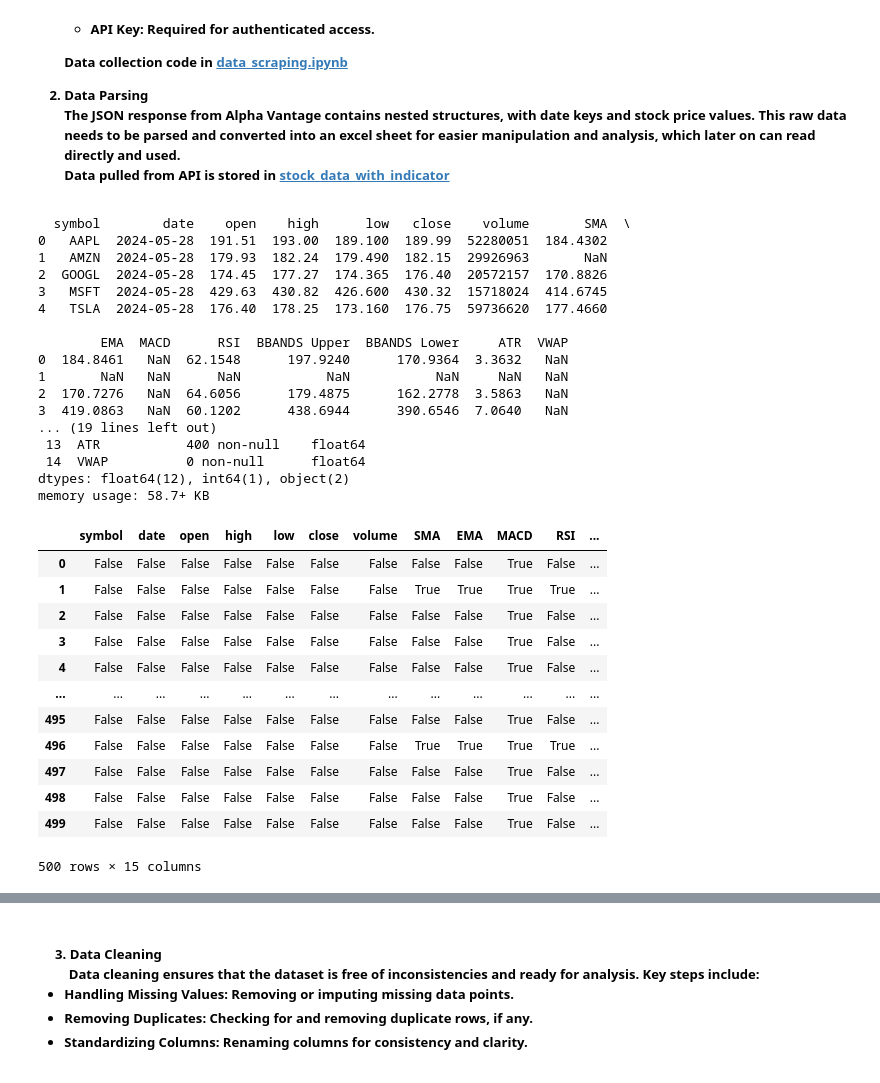
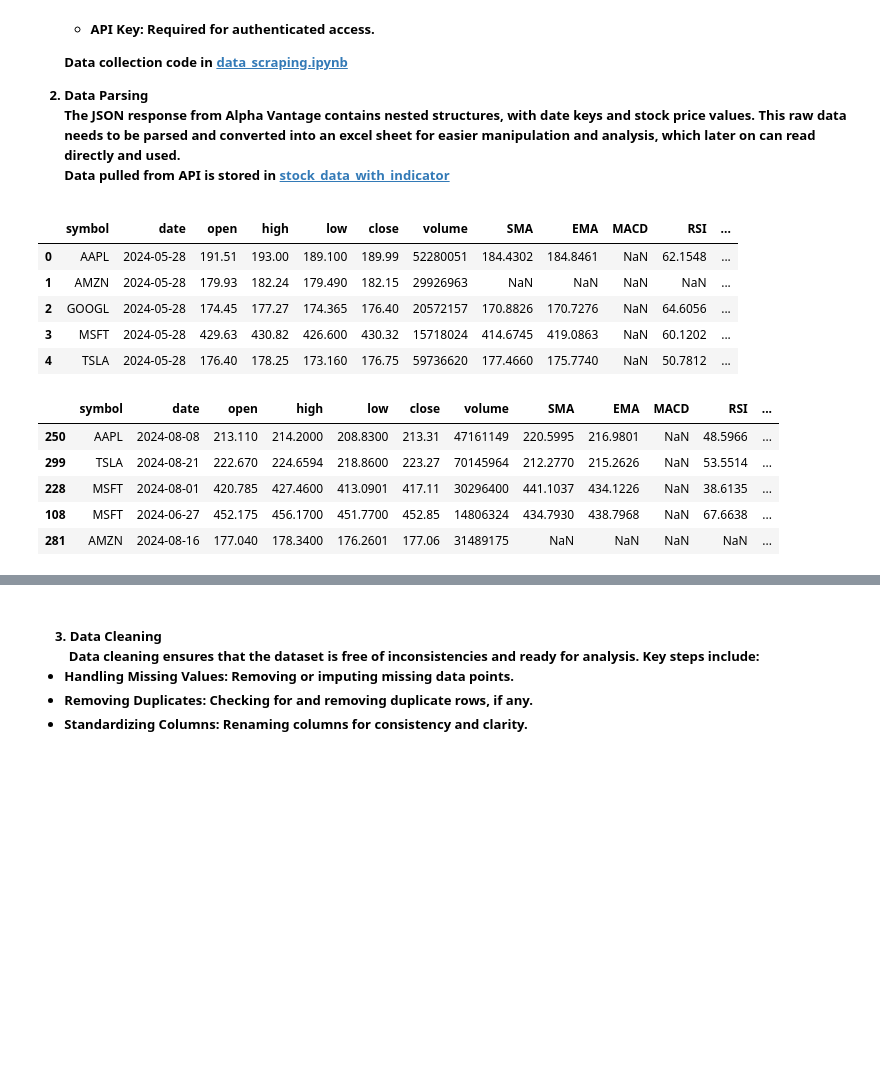
Before and after one commit to koppakaaditya/data_visualization, a Jupyter notebook: Project.ipynb, the cells around one changed output, grey strips where cells are left out. Saved outputs shown, nothing was run; the diff lists cells and outputs as text; code cells hidden in the pictures; blank space fills up the shorter version.

```diff
--- a/Project.ipynb
+++ b/Project.ipynb
@@ -158,41 +158,24 @@ Data pulled from API is stored in [stock_data_with_indicator](./stock_data_with_
 # %%
 #Reading the data in format of csv
 df = pd.read_csv('stock_data_with_indicators.csv')
 
-
-print(df.head())
-
-df.describe()
-df.info()
-df.isnull()
+# First 5 entries from the dataframe
+df.head()
 # %% [output]
-  symbol        date    open    high      low   close    volume       SMA  \
-0   AAPL  2024-05-28  191.51  193.00  189.100  189.99  52280051  184.4302
-1   AMZN  2024-05-28  179.93  182.24  179.490  182.15  29926963       NaN
-2  GOOGL  2024-05-28  174.45  177.27  174.365  176.40  20572157  170.8826
-3   MSFT  2024-05-28  429.63  430.82  426.600  430.32  15718024  414.6745
-4   TSLA  2024-05-28  176.40  178.25  173.160  176.75  59736620  177.4660
-
-        EMA  MACD      RSI  BBANDS Upper  BBANDS Lower     ATR  VWAP
-0  184.8461   NaN  62.1548      197.9240      170.9364  3.3632   NaN
-1       NaN   NaN      NaN           NaN           NaN     NaN   NaN
-2  170.7276   NaN  64.6056      179.4875      162.2778  3.5863   NaN
-3  419.0863   NaN  60.1202      438.6944      390.6546  7.0640   NaN
-... (19 lines left out)
- 13  ATR           400 non-null    float64
- 14  VWAP          0 non-null      float64
-dtypes: float64(12), int64(1), object(2)
-memory usage: 58.7+ KB
 |  | symbol | date | open | high | low | close | volume | SMA | EMA | MACD | RSI | ... |
-| 0 | False | False | False | False | False | False | False | False | False | True | False | ... |
-| 1 | False | False | False | False | False | False | False | True | True | True | True | ... |
-| 2 | False | False | False | False | False | False | False | False | False | True | False | ... |
-| 3 | False | False | False | False | False | False | False | False | False | True | False | ... |
-| 4 | False | False | False | False | False | False | False | False | False | True | False | ... |
-| ... | ... | ... | ... | ... | ... | ... | ... | ... | ... | ... | ... | ... |
-| 495 | False | False | False | False | False | False | False | False | False | True | False | ... |
-| 496 | False | False | False | False | False | False | False | True | True | True | True | ... |
-| 497 | False | False | False | False | False | False | False | False | False | True | False | ... |
-| 498 | False | False | False | False | False | False | False | False | False | True | False | ... |
-| 499 | False | False | False | False | False | False | False | False | False | True | False | ... |
+| 0 | AAPL | 2024-05-28 | 191.51 | 193.00 | 189.100 | 189.99 | 52280051 | 184.4302 | 184.8461 | NaN | 62.1548 | ... |
+| 1 | AMZN | 2024-05-28 | 179.93 | 182.24 | 179.490 | 182.15 | 29926963 | NaN | NaN | NaN | NaN | ... |
+| 2 | GOOGL | 2024-05-28 | 174.45 | 177.27 | 174.365 | 176.40 | 20572157 | 170.8826 | 170.7276 | NaN | 64.6056 | ... |
+| 3 | MSFT | 2024-05-28 | 429.63 | 430.82 | 426.600 | 430.32 | 15718024 | 414.6745 | 419.0863 | NaN | 60.1202 | ... |
+| 4 | TSLA | 2024-05-28 | 176.40 | 178.25 | 173.160 | 176.75 | 59736620 | 177.4660 | 175.7740 | NaN | 50.7812 | ... |
-500 rows × 15 columns
+# %%
+# Random 5 entries from the dataframe
+
+df.sample(5)
+# %% [output]
+|  | symbol | date | open | high | low | close | volume | SMA | EMA | MACD | RSI | ... |
+| 250 | AAPL | 2024-08-08 | 213.110 | 214.2000 | 208.8300 | 213.31 | 47161149 | 220.5995 | 216.9801 | NaN | 48.5966 | ... |
+| 299 | TSLA | 2024-08-21 | 222.670 | 224.6594 | 218.8600 | 223.27 | 70145964 | 212.2770 | 215.2626 | NaN | 53.5514 | ... |
+| 228 | MSFT | 2024-08-01 | 420.785 | 427.4600 | 413.0901 | 417.11 | 30296400 | 441.1037 | 434.1226 | NaN | 38.6135 | ... |
+| 108 | MSFT | 2024-06-27 | 452.175 | 456.1700 | 451.7700 | 452.85 | 14806324 | 434.7930 | 438.7968 | NaN | 67.6638 | ... |
+| 281 | AMZN | 2024-08-16 | 177.040 | 178.3400 | 176.2601 | 177.06 | 31489175 | NaN | NaN | NaN | NaN | ... |
```
Also changed, not shown: parts of 5 cells of this notebook.
